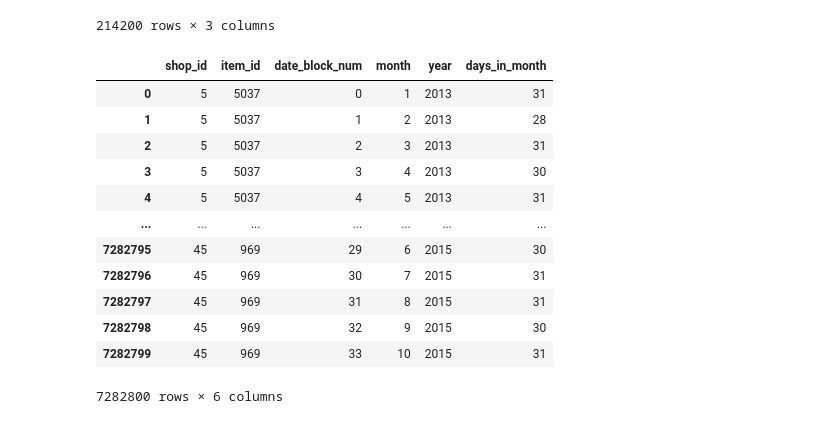
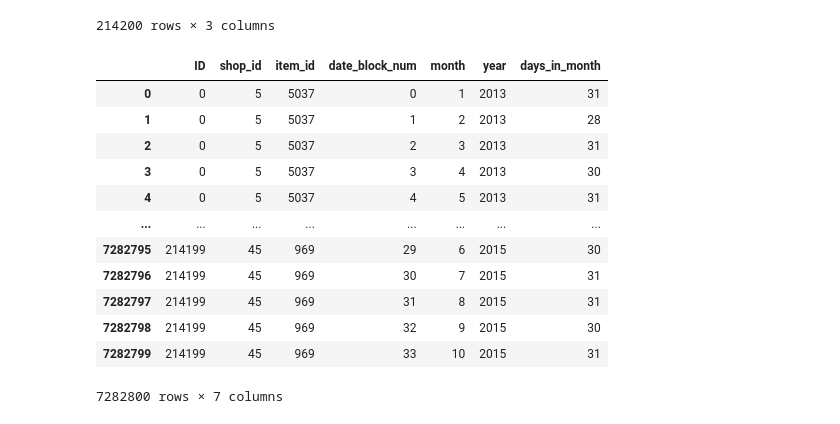
Before and after one commit to shobhitjain01/TimeSeriesKaggle, a Jupyter notebook: FeatureGeneration.ipynb, the cells around one changed output. Drawn from its saved outputs; the diff is of its cells as text; code cells hidden in the pictures.

```diff
--- a/FeatureGeneration.ipynb
+++ b/FeatureGeneration.ipynb
@@ -27,0 +32,12 @@ train
+# %%
+# Some shop names are duplicate
+
+# Якутск Орджоникидзе, 56
+train.loc[train.shop_id == 0, 'shop_id'] = 57
+test.loc[test.shop_id == 0, 'shop_id'] = 57
+# Якутск ТЦ "Центральный"
+train.loc[train.shop_id == 1, 'shop_id'] = 58
+test.loc[test.shop_id == 1, 'shop_id'] = 58
+# Жуковский ул. Чкалова 39м²
+train.loc[train.shop_id == 10, 'shop_id'] = 11
+test.loc[test.shop_id == 10, 'shop_id'] = 11
@@ -93,28 +125,28 @@ test
 # %%
 # We create test points in the train data set
 date_block_df = pd.DataFrame(list(range(34)),columns=['date_block_num']);
 date_block_df['month'] = date_block_df['date_block_num']%12+1
 date_block_df['year'] = 2013+date_block_df['date_block_num']//12
 month_days = pd.Series([0,31,28,31,30,31,30,31,31,30,31,30,31]);
 date_block_df['days_in_month'] = date_block_df['month'].map(month_days)
 
 date_block_df['key']=0;
 test_copy = test.copy();
 test_copy['key']=0;
 test_copy = test_copy.merge(date_block_df);  # creates a cartesian product of all (shop, item) pairs in test will all date_block_num values
-test_copy = test_copy.drop(['ID','key'],axis=1);
+test_copy = test_copy.drop(['key'],axis=1);
 test_copy
 # %% [output]
-|  | shop_id | item_id | date_block_num | month | year | days_in_month |
-| 0 | 5 | 5037 | 0 | 1 | 2013 | 31 |
-| 1 | 5 | 5037 | 1 | 2 | 2013 | 28 |
-| 2 | 5 | 5037 | 2 | 3 | 2013 | 31 |
-| 3 | 5 | 5037 | 3 | 4 | 2013 | 30 |
-| 4 | 5 | 5037 | 4 | 5 | 2013 | 31 |
-| ... | ... | ... | ... | ... | ... | ... |
-| 7282795 | 45 | 969 | 29 | 6 | 2015 | 30 |
-| 7282796 | 45 | 969 | 30 | 7 | 2015 | 31 |
-| 7282797 | 45 | 969 | 31 | 8 | 2015 | 31 |
-| 7282798 | 45 | 969 | 32 | 9 | 2015 | 30 |
-| 7282799 | 45 | 969 | 33 | 10 | 2015 | 31 |
+|  | ID | shop_id | item_id | date_block_num | month | year | days_in_month |
+| 0 | 0 | 5 | 5037 | 0 | 1 | 2013 | 31 |
+| 1 | 0 | 5 | 5037 | 1 | 2 | 2013 | 28 |
+| 2 | 0 | 5 | 5037 | 2 | 3 | 2013 | 31 |
+| 3 | 0 | 5 | 5037 | 3 | 4 | 2013 | 30 |
+| 4 | 0 | 5 | 5037 | 4 | 5 | 2013 | 31 |
+| ... | ... | ... | ... | ... | ... | ... | ... |
+| 7282795 | 214199 | 45 | 969 | 29 | 6 | 2015 | 30 |
+| 7282796 | 214199 | 45 | 969 | 30 | 7 | 2015 | 31 |
+| 7282797 | 214199 | 45 | 969 | 31 | 8 | 2015 | 31 |
+| 7282798 | 214199 | 45 | 969 | 32 | 9 | 2015 | 30 |
+| 7282799 | 214199 | 45 | 969 | 33 | 10 | 2015 | 31 |
-7282800 rows × 6 columns
+7282800 rows × 7 columns
```
Also changed, not shown: parts of 30 cells of this notebook, 3 other files.
